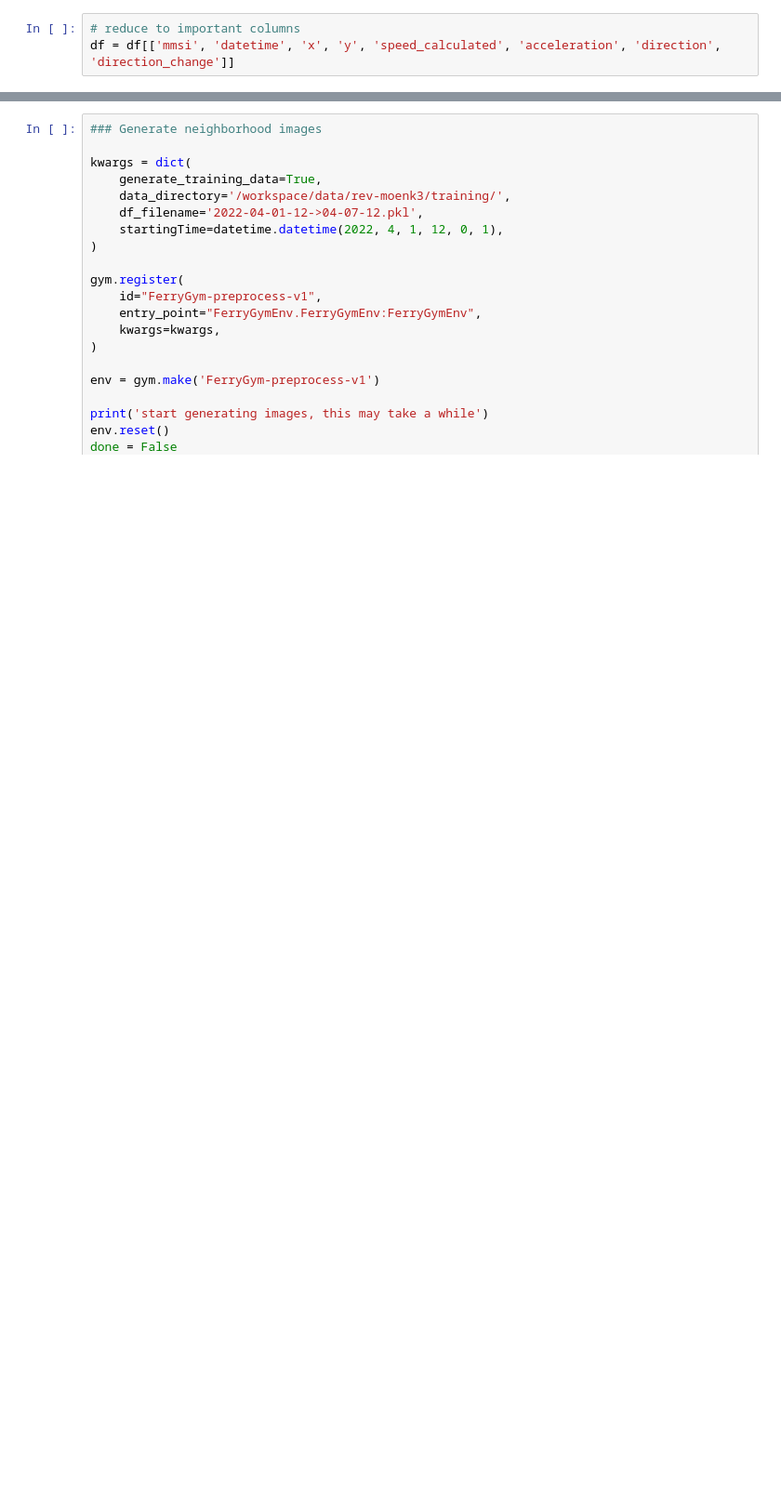
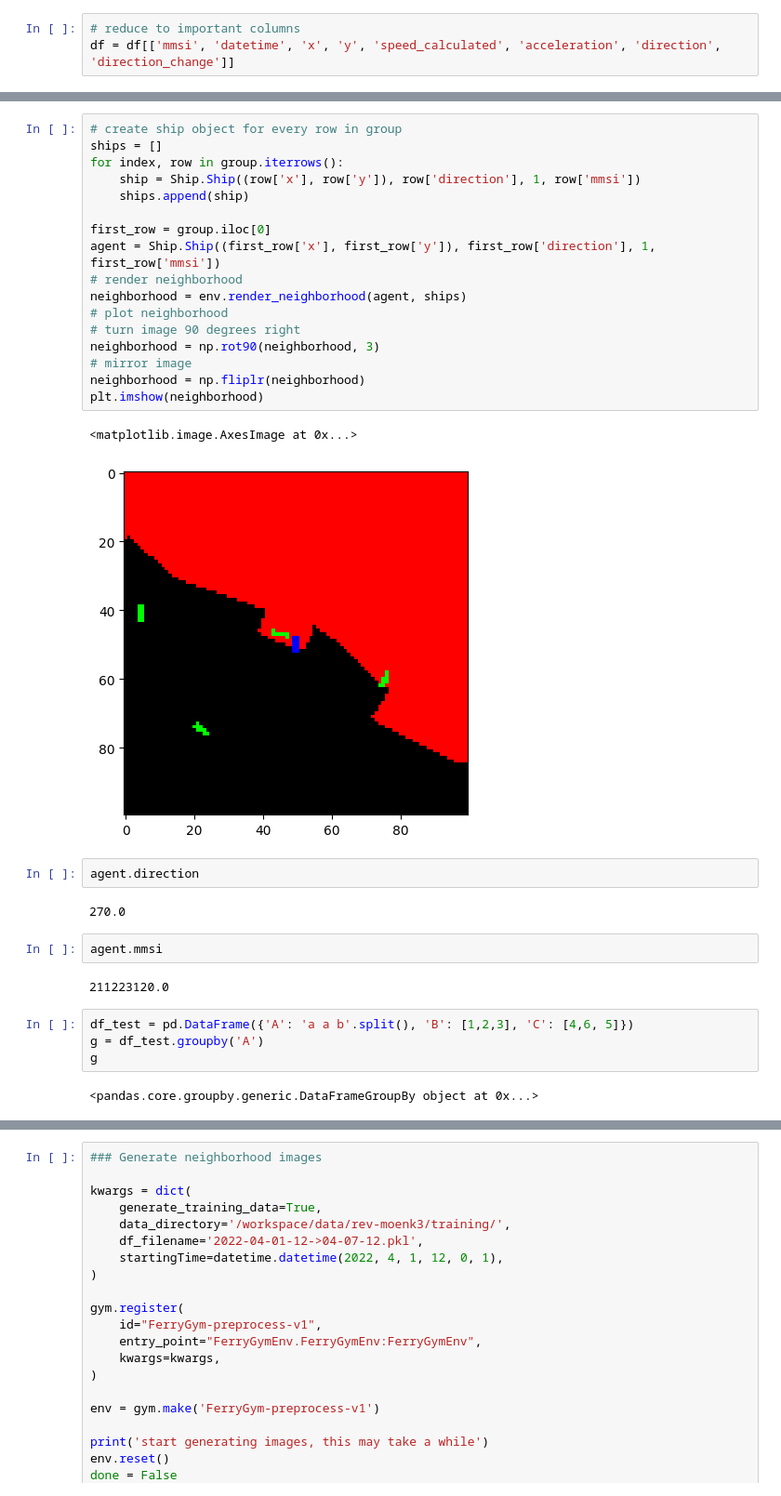
Before and after one commit to raphaelschwinger/PPUU-FerryGym, a Jupyter notebook: preprocessing/preprocess-dataset.ipynb, the cells around one changed output, grey strips where cells are left out. Shown: that part at 93% size. Drawn from its saved outputs; the diff is of its cells as text; blank space fills up the shorter version.

```diff
--- a/preprocessing/preprocess-dataset.ipynb
+++ b/preprocessing/preprocess-dataset.ipynb
@@ -209,0 +303,34 @@ df = df[['mmsi', 'datetime', 'x', 'y', 'speed_calculated', 'acceleration', 'dire
+# %%
+# create ship object for every row in group
+ships = []
+for index, row in group.iterrows():
+    ship = Ship.Ship((row['x'], row['y']), row['direction'], 1, row['mmsi'])
+    ships.append(ship)
+
+first_row = group.iloc[0]
+agent = Ship.Ship((first_row['x'], first_row['y']), first_row['direction'], 1, first_row['mmsi'])
+# render neighborhood
+neighborhood = env.render_neighborhood(agent, ships)
+# plot neighborhood
+# turn image 90 degrees right
+neighborhood = np.rot90(neighborhood, 3)
+# mirror image
+neighborhood = np.fliplr(neighborhood)
+plt.imshow(neighborhood)
+# %% [output]
+<matplotlib.image.AxesImage at 0x...>
+[figure, added]
+# %%
+agent.direction
+# %% [output]
+270.0
+# %%
+agent.mmsi
+# %% [output]
+211223120.0
+# %%
+df_test = pd.DataFrame({'A': 'a a b'.split(), 'B': [1,2,3], 'C': [4,6, 5]})
+g = df_test.groupby('A')
+g
+# %% [output]
+<pandas.core.groupby.generic.DataFrameGroupBy object at 0x...>
```
Also changed, not shown: parts of 16 cells of this notebook, 1 other file.
